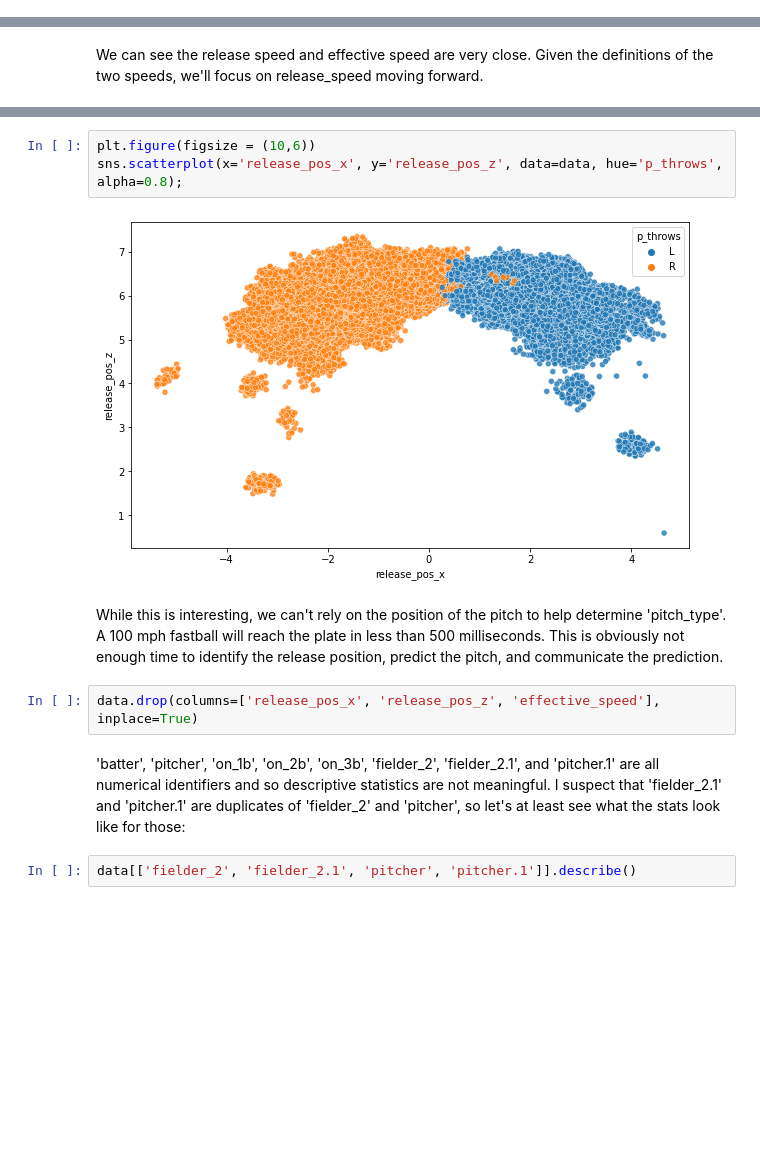
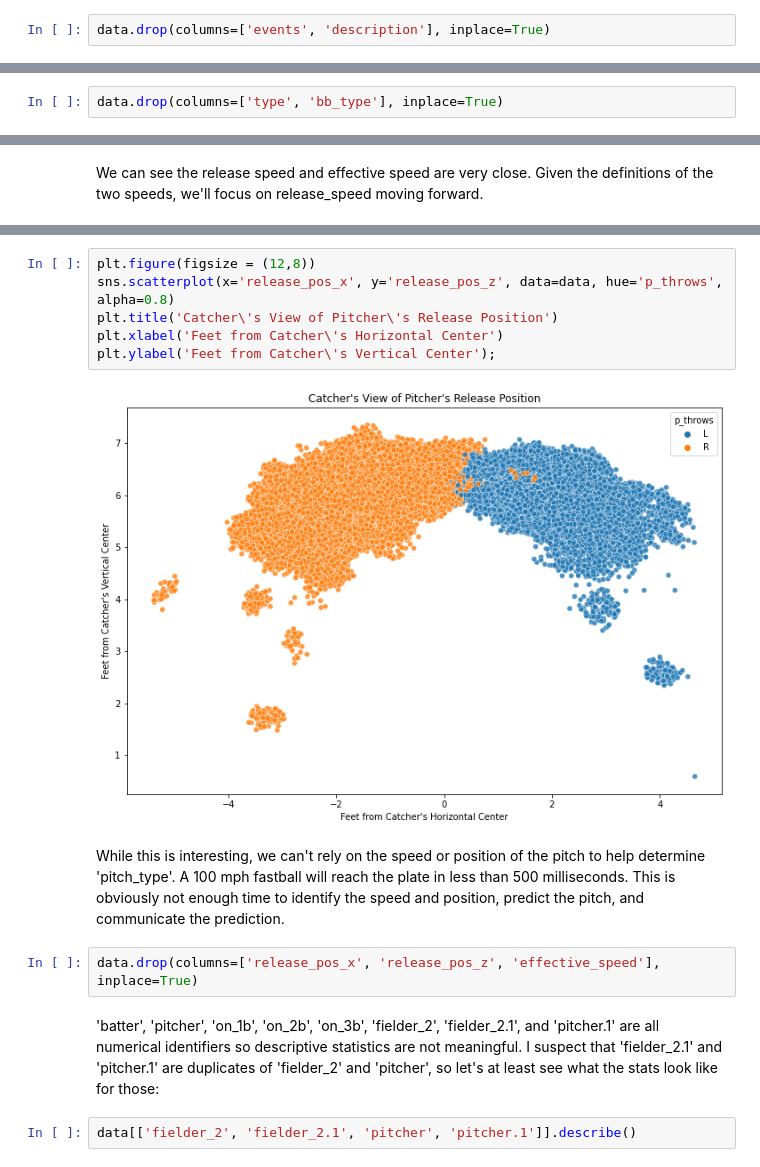
Before and after one commit to lligon4/Capstone2_Project, a Jupyter notebook: CS2_Exploratory_Data_Analysis.ipynb, the cells around one changed output, grey strips where cells are left out. Saved outputs shown, nothing was run; the diff lists cells and outputs as text; blank space fills up the shorter version.

```diff
--- a/CS2_Exploratory_Data_Analysis.ipynb
+++ b/CS2_Exploratory_Data_Analysis.ipynb
@@ -103,4 +102,6 @@ missed_bunt                   37
 pitchout                      11
 bunt_foul_tip                  3
 Name: description, dtype: int64
+# %%
+data.drop(columns=['events', 'description'], inplace=True)
 # %% [markdown]
@@ -170,6 +197,8 @@ line_drive     4802
 fly_ball       4631
 popup          1388
 Name: bb_type, dtype: int64
+# %%
+data.drop(columns=['type', 'bb_type'], inplace=True)
 # %% [markdown]
 The last 3 object features indicate the inning and fielding alignment for the infield and outfield.
 # %%
@@ -251,14 +284,17 @@ We can see the release speed and effective speed are very close. Given the defin
 # %%
-plt.figure(figsize = (10,6))
-sns.scatterplot(x='release_pos_x', y='release_pos_z', data=data, hue='p_throws', alpha=0.8);
+plt.figure(figsize = (12,8))
+sns.scatterplot(x='release_pos_x', y='release_pos_z', data=data, hue='p_throws', alpha=0.8)
+plt.title('Catcher\'s View of Pitcher\'s Release Position')
+plt.xlabel('Feet from Catcher\'s Horizontal Center')
+plt.ylabel('Feet from Catcher\'s Vertical Center');
 # %% [output]
-[figure, old version]
+[figure, new version]
 # %% [markdown]
-While this is interesting, we can't rely on the position of the pitch to help determine 'pitch_type'. A 100 mph fastball will reach the plate in less than 500 milliseconds. This is obviously not enough time to identify the release position, predict the pitch, and communicate the prediction.
+While this is interesting, we can't rely on the speed or position of the pitch to help determine 'pitch_type'. A 100 mph fastball will reach the plate in less than 500 milliseconds. This is obviously not enough time to identify the speed and position, predict the pitch, and communicate the prediction.
 # %%
 data.drop(columns=['release_pos_x', 'release_pos_z', 'effective_speed'], inplace=True)
 # %% [markdown]
-'batter', 'pitcher', 'on_1b', 'on_2b', 'on_3b', 'fielder_2', 'fielder_2.1', and 'pitcher.1' are all numerical identifiers and so descriptive statistics are not meaningful. I suspect that 'fielder_2.1' and 'pitcher.1' are duplicates of 'fielder_2' and 'pitcher', so let's at least see what the stats look like for those:
+'batter', 'pitcher', 'on_1b', 'on_2b', 'on_3b', 'fielder_2', 'fielder_2.1', and 'pitcher.1' are all numerical identifiers so descriptive statistics are not meaningful. I suspect that 'fielder_2.1' and 'pitcher.1' are duplicates of 'fielder_2' and 'pitcher', so let's at least see what the stats look like for those:
 # %%
 data[['fielder_2', 'fielder_2.1', 'pitcher', 'pitcher.1']].describe()
 # %% [output]
```
Also changed, not shown: parts of 82 cells of this notebook.
